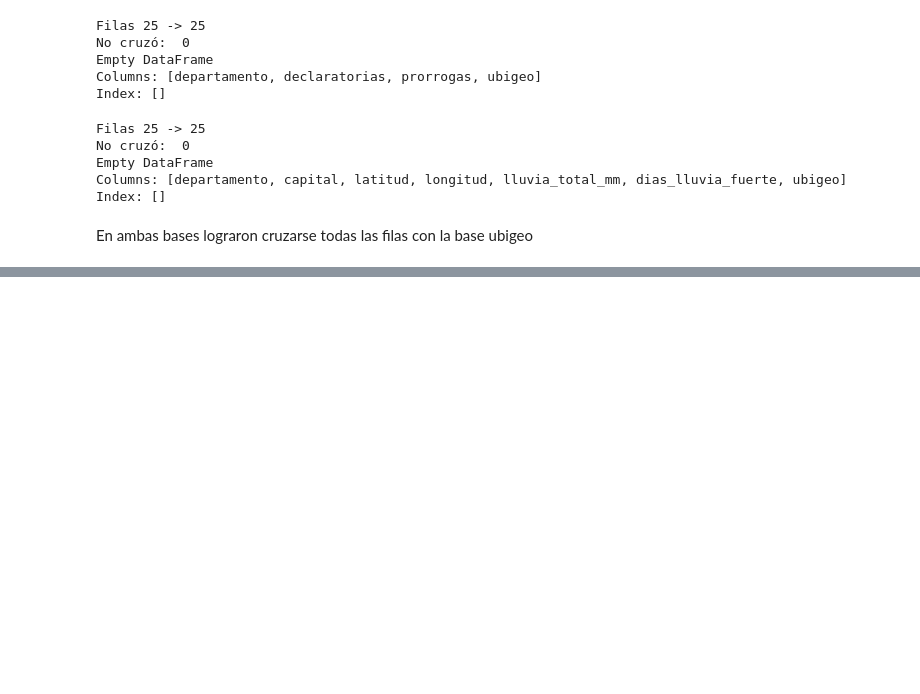
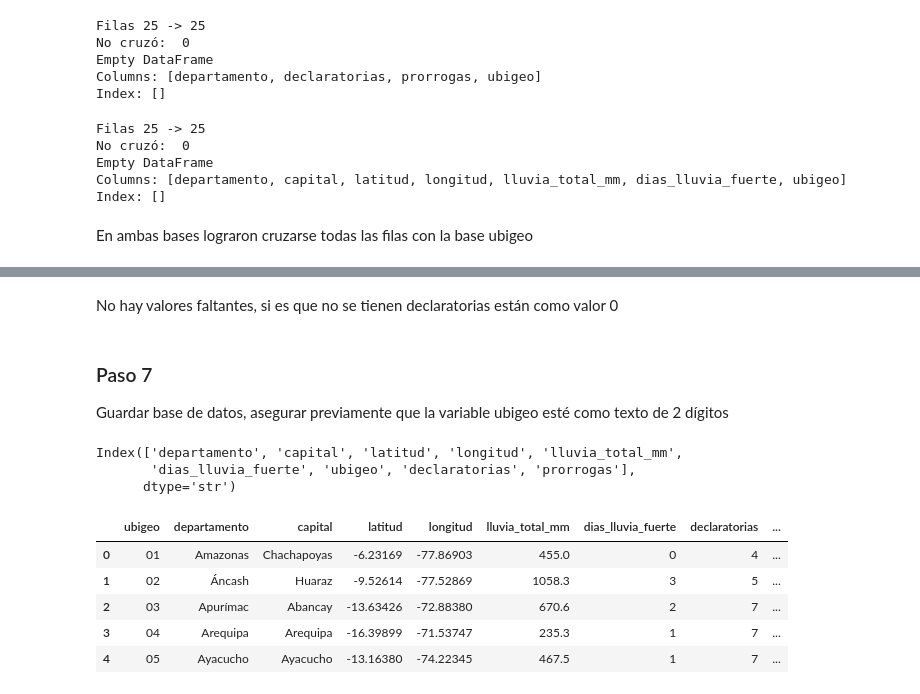
Before and after one commit to diegosimemirror/Grupo-3-Python-PUCP, a Jupyter notebook: assignment_2/cruce_analisis.ipynb, the cells around one changed output, grey strips where cells are left out. Saved outputs shown, nothing was run; the diff lists cells and outputs as text; code cells hidden in the pictures; blank space fills up the shorter version.

```diff
--- a/assignment_2/cruce_analisis.ipynb
+++ b/assignment_2/cruce_analisis.ipynb
@@ -152,0 +246,35 @@ En ambas bases lograron cruzarse todas las filas con la base ubigeo
+# %% [markdown]
+No hay valores faltantes, si es que no se tienen declaratorias están como valor 0
+# %% [markdown]
+### Paso 7
+Guardar base de datos, asegurar previamente que la variable ubigeo esté como texto de 2 dígitos
+# %%
+# Borrar la columna "_merge" que indica el origen de las filas
+tabla_final = tabla_final.drop(columns="_merge")
+print(tabla_final.columns)
+# %% [output]
+Index(['departamento', 'capital', 'latitud', 'longitud', 'lluvia_total_mm',
+       'dias_lluvia_fuerte', 'ubigeo', 'declaratorias', 'prorrogas'],
+      dtype='str')
+# %%
+# Asegurar que ubigeo sea texto de 2 dígitos
+tabla_final["ubigeo"] = tabla_final["ubigeo"].astype(str).str.zfill(2)
+
+# Colocar primero la columna ubigeo y luego las demás columnas
+columnas = ["ubigeo"] + [col for col in tabla_final.columns if col != "ubigeo"]
+tabla_final = tabla_final[columnas]
+
+# Ordenar por ubigeo
+tabla_final = tabla_final.sort_values("ubigeo").reset_index(drop=True)
+
+# Guardar la tabla final en un archivo CSV
+tabla_final.to_csv("datos/tabla_final.csv", index=False, encoding="utf-8-sig")
+
+display(tabla_final.head())
+# %% [output]
+|  | ubigeo | departamento | capital | latitud | longitud | lluvia_total_mm | dias_lluvia_fuerte | declaratorias | ... |
+| 0 | 01 | Amazonas | Chachapoyas | -6.23169 | -77.86903 | 455.0 | 0 | 4 | ... |
+| 1 | 02 | Áncash | Huaraz | -9.52614 | -77.52869 | 1058.3 | 3 | 5 | ... |
+| 2 | 03 | Apurímac | Abancay | -13.63426 | -72.88380 | 670.6 | 2 | 7 | ... |
+| 3 | 04 | Arequipa | Arequipa | -16.39899 | -71.53747 | 235.3 | 1 | 7 | ... |
+| 4 | 05 | Ayacucho | Ayacucho | -13.16380 | -74.22345 | 467.5 | 1 | 7 | ... |
```
Also changed, not shown: parts of 7 cells of this notebook, 3 other files.
